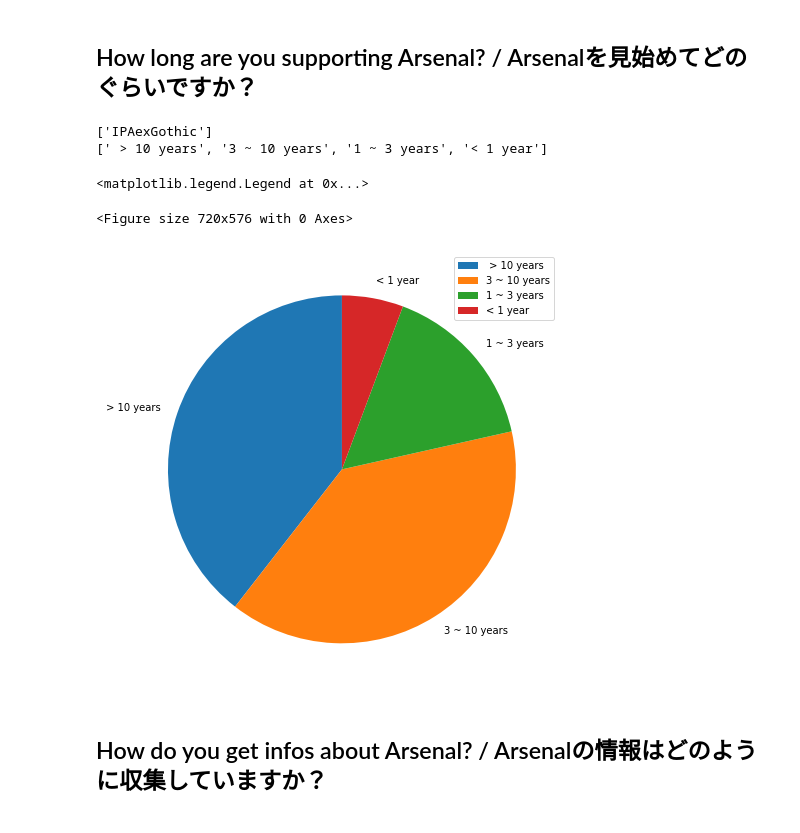
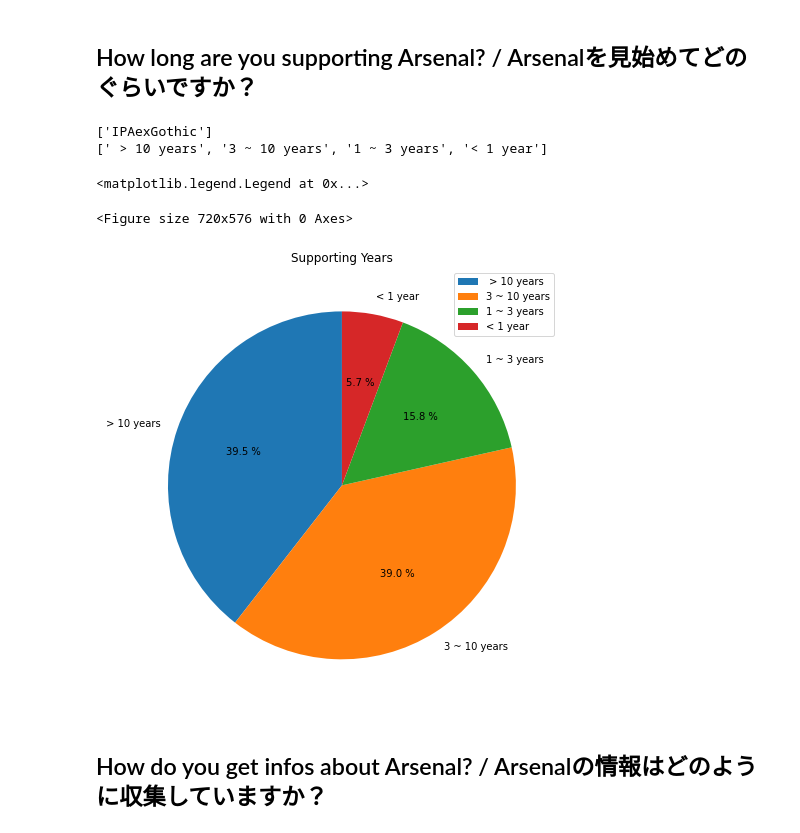
Before and after one commit to RYO0115/ArsenalJapanCommunity_Analysis, a Jupyter notebook: src/202202/202202_analyzer.ipynb, the cells around one changed output. Cells and saved outputs as stored; diff of their text form; code cells hidden in the pictures.

```diff
--- a/src/202202/202202_analyzer.ipynb
+++ b/src/202202/202202_analyzer.ipynb
@@ -69,35 +67,36 @@ for i in range(len(label)):
     if label[i].find("10年以上") != -1:
         label[i] = " > 10 years"
     elif label[i].find("3~10年") != -1:
         label[i] = "3 ~ 10 years"
     elif label[i].find("1~3年") != -1:
         label[i] = "1 ~ 3 years"
     else:
         label[i] = "< 1 year"
 
 print(label)
 
 sizes = list(years_df.value_counts())
 
 plt.figure(figsize=(10,8))
 
 fig,ax = plt.subplots(figsize=(10,8))
 
 ax.pie(
     sizes,
     labels=label,
     counterclock=True,
+    autopct="%1.1f %%",
     startangle=90
 )
 
-ax.title("")
+ax.set_title("Supporting Years")
 ax.legend(loc="upper right")
 # %% [output]
 ['IPAexGothic']
 [' > 10 years', '3 ~ 10 years', '1 ~ 3 years', '< 1 year']
 <matplotlib.legend.Legend at 0x...>
 <Figure size 720x576 with 0 Axes>
-[figure, old version]
+[figure, new version]
 # %% [markdown]
 ## How do you get infos about Arsenal? / Arsenalの情報はどのように収集していますか？
 # %%
```
Also changed, not shown: parts of 4 cells of this notebook, 7 other files.
